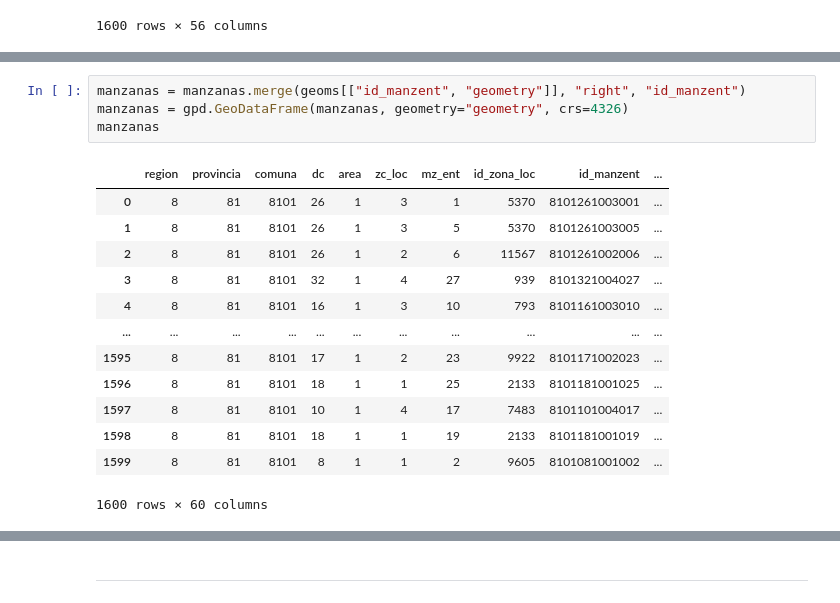
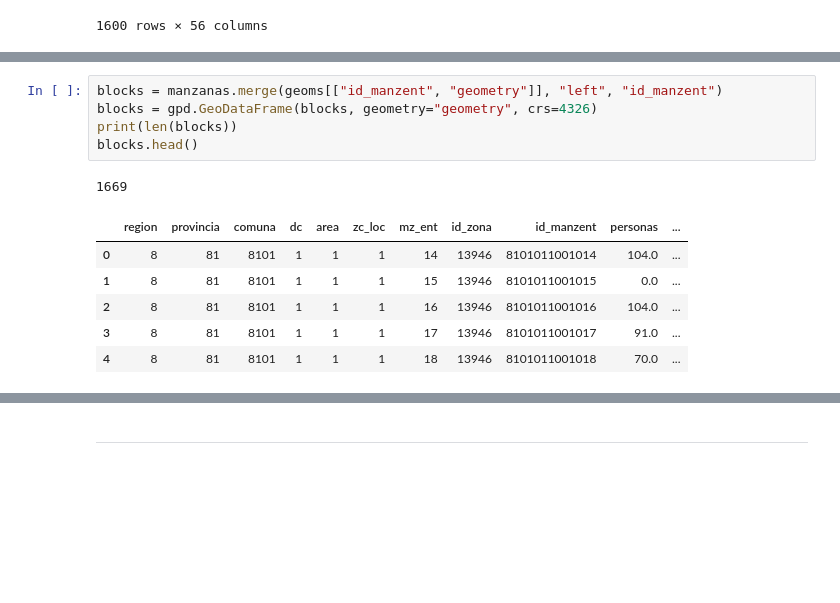
Before and after one commit to zetaso/census-localization, a Jupyter notebook: geolocalize.ipynb, the cells around one changed output, grey strips where cells are left out. Drawn from its saved outputs; the diff is of its cells as text; blank space fills up the shorter version.

Commit message:
fully equivalence between data aggregated and the manzent already aggregated dataset

```diff
--- a/geolocalize.ipynb
+++ b/geolocalize.ipynb
@@ -444,18 +582,13 @@ manzanas
 # %%
-manzanas = manzanas.merge(geoms[["id_manzent", "geometry"]], "right", "id_manzent")
-manzanas = gpd.GeoDataFrame(manzanas, geometry="geometry", crs=4326)
-manzanas
+blocks = manzanas.merge(geoms[["id_manzent", "geometry"]], "left", "id_manzent")
+blocks = gpd.GeoDataFrame(blocks, geometry="geometry", crs=4326)
+print(len(blocks))
+blocks.head()
 # %% [output]
+1669
-|  | region | provincia | comuna | dc | area | zc_loc | mz_ent | id_zona_loc | id_manzent | ... |
-| 0 | 8 | 81 | 8101 | 26 | 1 | 3 | 1 | 5370 | 8101261003001 | ... |
-| 1 | 8 | 81 | 8101 | 26 | 1 | 3 | 5 | 5370 | 8101261003005 | ... |
-| 2 | 8 | 81 | 8101 | 26 | 1 | 2 | 6 | 11567 | 8101261002006 | ... |
-| 3 | 8 | 81 | 8101 | 32 | 1 | 4 | 27 | 939 | 8101321004027 | ... |
-| 4 | 8 | 81 | 8101 | 16 | 1 | 3 | 10 | 793 | 8101161003010 | ... |
-| ... | ... | ... | ... | ... | ... | ... | ... | ... | ... | ... |
-| 1595 | 8 | 81 | 8101 | 17 | 1 | 2 | 23 | 9922 | 8101171002023 | ... |
-| 1596 | 8 | 81 | 8101 | 18 | 1 | 1 | 25 | 2133 | 8101181001025 | ... |
-| 1597 | 8 | 81 | 8101 | 10 | 1 | 4 | 17 | 7483 | 8101101004017 | ... |
-| 1598 | 8 | 81 | 8101 | 18 | 1 | 1 | 19 | 2133 | 8101181001019 | ... |
-| 1599 | 8 | 81 | 8101 | 8 | 1 | 1 | 2 | 9605 | 8101081001002 | ... |
+|  | region | provincia | comuna | dc | area | zc_loc | mz_ent | id_zona | id_manzent | personas | ... |
+| 0 | 8 | 81 | 8101 | 1 | 1 | 1 | 14 | 13946 | 8101011001014 | 104.0 | ... |
+| 1 | 8 | 81 | 8101 | 1 | 1 | 1 | 15 | 13946 | 8101011001015 | 0.0 | ... |
+| 2 | 8 | 81 | 8101 | 1 | 1 | 1 | 16 | 13946 | 8101011001016 | 104.0 | ... |
+| 3 | 8 | 81 | 8101 | 1 | 1 | 1 | 17 | 13946 | 8101011001017 | 91.0 | ... |
+| 4 | 8 | 81 | 8101 | 1 | 1 | 1 | 18 | 13946 | 8101011001018 | 70.0 | ... |
-1600 rows × 60 columns
```
Also changed, not shown: parts of 14 cells of this notebook.
